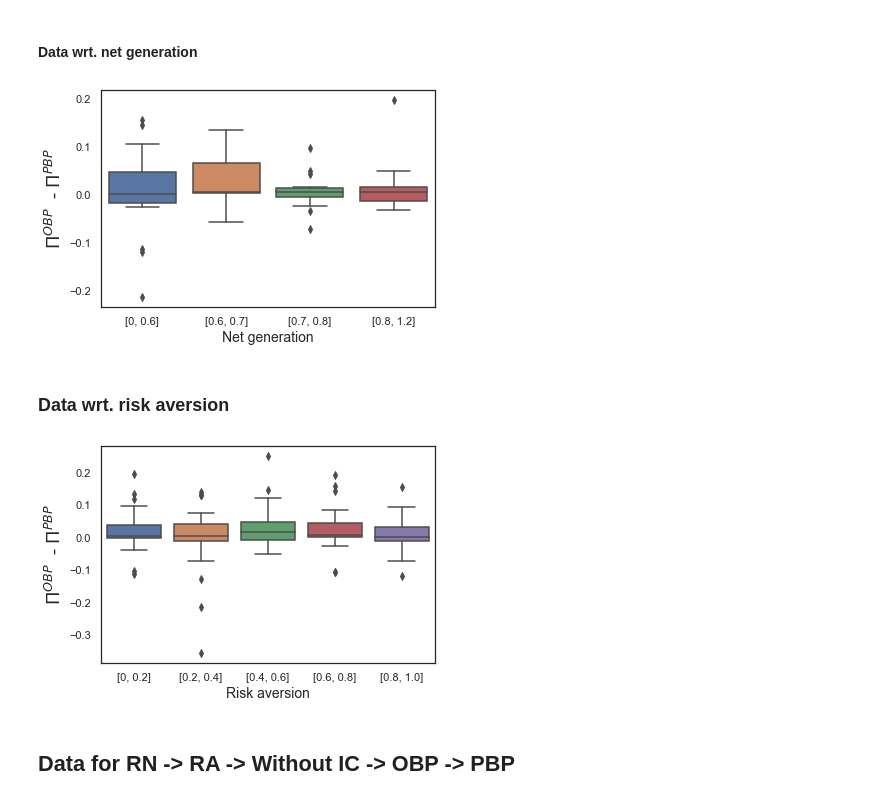
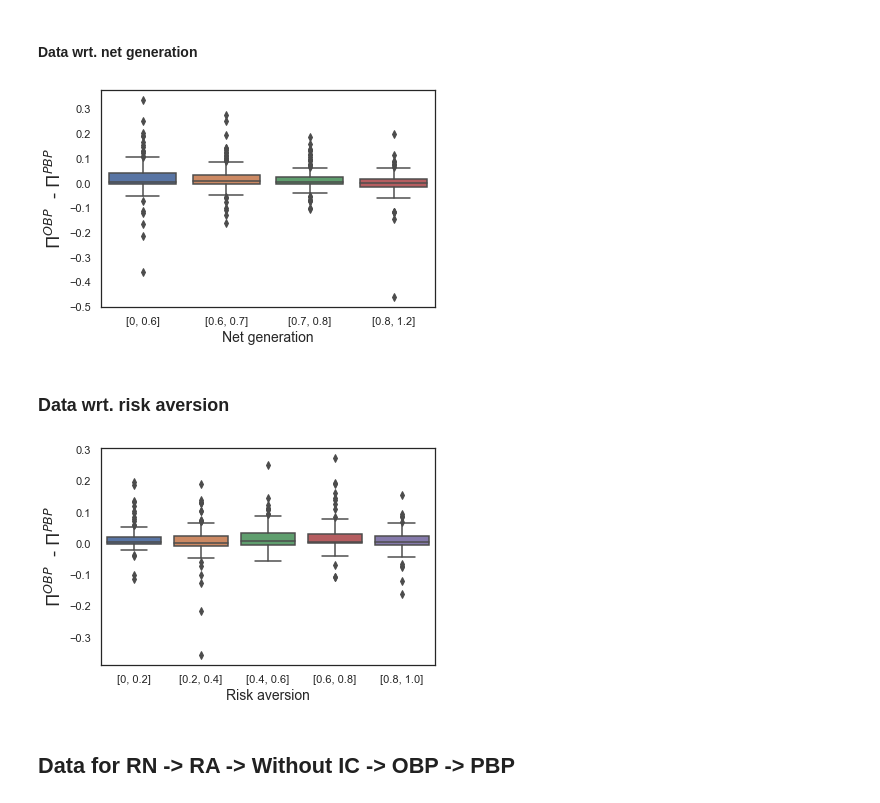
Before and after one commit to ishilov/risk_paper, a Jupyter notebook: notebooks/graphs.ipynb, the cells around one changed output. Cells and saved outputs as stored; diff of their text form; code cells hidden in the pictures.

```diff
--- a/notebooks/graphs.ipynb
+++ b/notebooks/graphs.ipynb
@@ -168,20 +169,20 @@ for i in range(2000):
 # %%
 fig = plt.figure
 
 data_gen = []
 for i in range(4):
-    data_gen.append(chunks_gen[i][1:20])
+    data_gen.append(chunks_gen[i][1:200])
 
 plt.xlabel('Net generation', fontsize = 14)
 plt.ylabel('$\Pi^{OBP}$  - $\Pi^{PBP}$', fontsize = 18)
 
 sns.set_style('white')
 sns.boxplot(data = data_gen, showfliers=True)
 plt.xticks([0,1,2,3], ['[0, 0.6]', '[0.6, 0.7]', '[0.7, 0.8]', '[0.8, 1.2]'])
 
 fig;
 # %% [output]
-[figure, old version]
+[figure, new version]
 # %% [markdown]
 ### Data wrt. risk aversion
 # %%
@@ -210,7 +211,7 @@ fig = plt.figure
 
 data_risk = []
 for i in range(5):
-    data_risk.append(chunks_risk[i][1:50])
+    data_risk.append(chunks_risk[i][1:100])
 
 plt.xlabel('Risk aversion', fontsize = 14)
 plt.ylabel('$\Pi^{OBP}$  - $\Pi^{PBP}$', fontsize = 18)
@@ -221,7 +222,7 @@ plt.xticks([0,1,2,3,4], ['[0, 0.2]', '[0.2, 0.4]', '[0.4, 0.6]', '[0.6, 0.8]', '
 
 fig;
 # %% [output]
-[figure, old version]
+[figure, new version]
 # %% [markdown]
 ## Data for RN -> RA -> Without IC -> OBP -> PBP
 # %%
```
Also changed, not shown: parts of 44 cells of this notebook, 5 other files.
